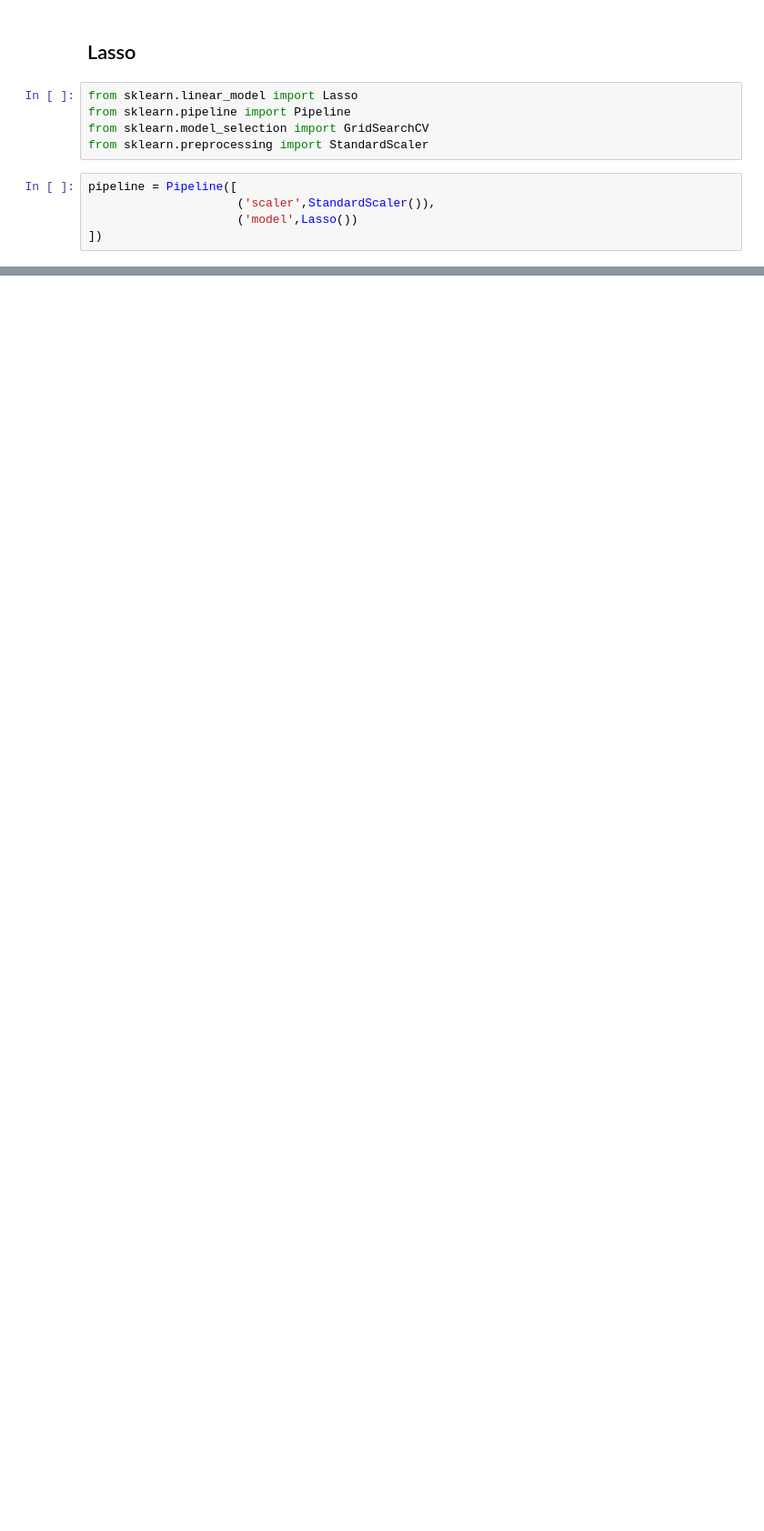
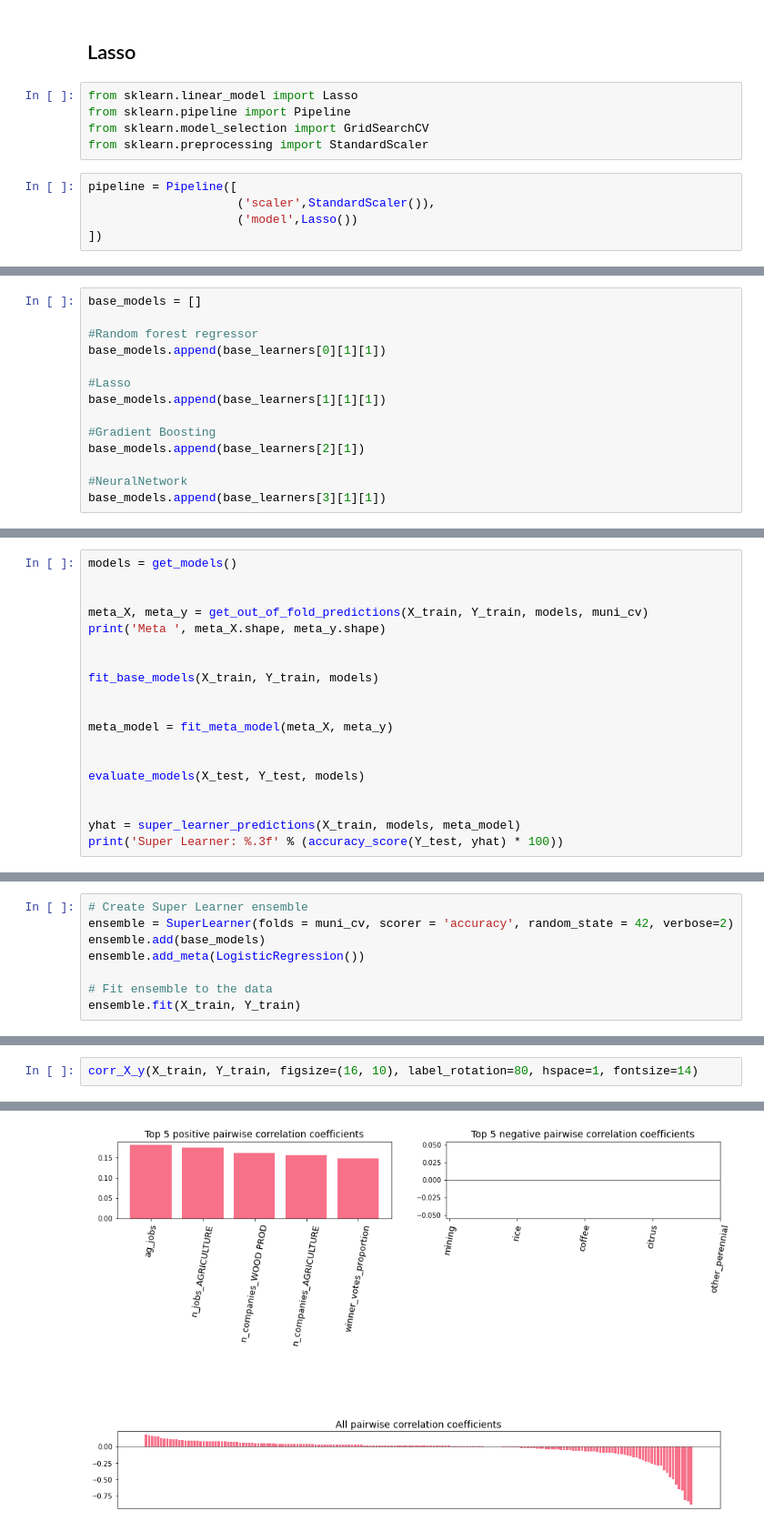
Before and after one commit to aulichney/Deforestation, a Jupyter notebook: ResultsWithPolitical.ipynb, the cells around one changed output, grey strips where cells are left out. Shown at 91% size. Cells and saved outputs as stored; diff of their text form; blank space fills up the shorter version.

```diff
--- a/ResultsWithPolitical.ipynb
+++ b/ResultsWithPolitical.ipynb
@@ -769,0 +1135,14 @@ np.sort(np.array(abs(search.best_estimator_._final_estimator.feature_importances
+# %%
+base_models = []
+
+#Random forest regressor
+base_models.append(base_learners[0][1][1])
+
+#Lasso
+base_models.append(base_learners[1][1][1])
+
+#Gradient Boosting
+base_models.append(base_learners[2][1])
+
+#NeuralNetwork
+base_models.append(base_learners[3][1][1])
@@ -769,0 +1368,19 @@ np.sort(np.array(abs(search.best_estimator_._final_estimator.feature_importances
+# %%
+models = get_models()
+
+
+meta_X, meta_y = get_out_of_fold_predictions(X_train, Y_train, models, muni_cv)
+print('Meta ', meta_X.shape, meta_y.shape)
+
+
+fit_base_models(X_train, Y_train, models)
+
+
+meta_model = fit_meta_model(meta_X, meta_y)
+
+
+evaluate_models(X_test, Y_test, models)
+
+
+yhat = super_learner_predictions(X_train, models, meta_model)
+print('Super Learner: %.3f' % (accuracy_score(Y_test, yhat) * 100))
@@ -769,0 +1436,8 @@ np.sort(np.array(abs(search.best_estimator_._final_estimator.feature_importances
+# %%
+# Create Super Learner ensemble
+ensemble = SuperLearner(folds = muni_cv, scorer = 'accuracy', random_state = 42, verbose=2)
+ensemble.add(base_models)
+ensemble.add_meta(LogisticRegression())
+
+# Fit ensemble to the data
+ensemble.fit(X_train, Y_train)
@@ -769,0 +1514,3 @@ np.sort(np.array(abs(search.best_estimator_._final_estimator.feature_importances
+# %%
+corr_X_y(X_train, Y_train, figsize=(16, 10), label_rotation=80, hspace=1, fontsize=14)
+# %% [output]
@@ -769,0 +1518 @@ np.sort(np.array(abs(search.best_estimator_._final_estimator.feature_importances
+[figure, added]
```
Also changed, not shown: parts of 143 cells of this notebook, 2 other files.
